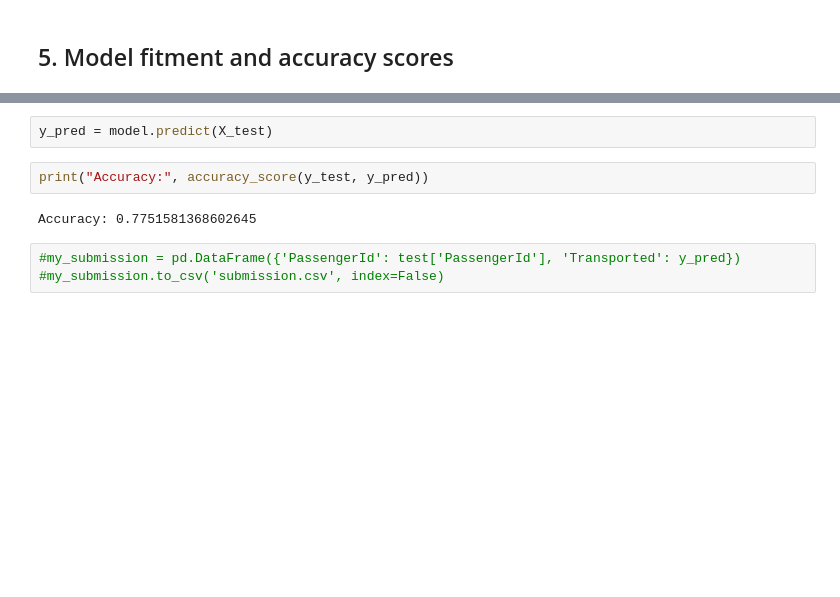
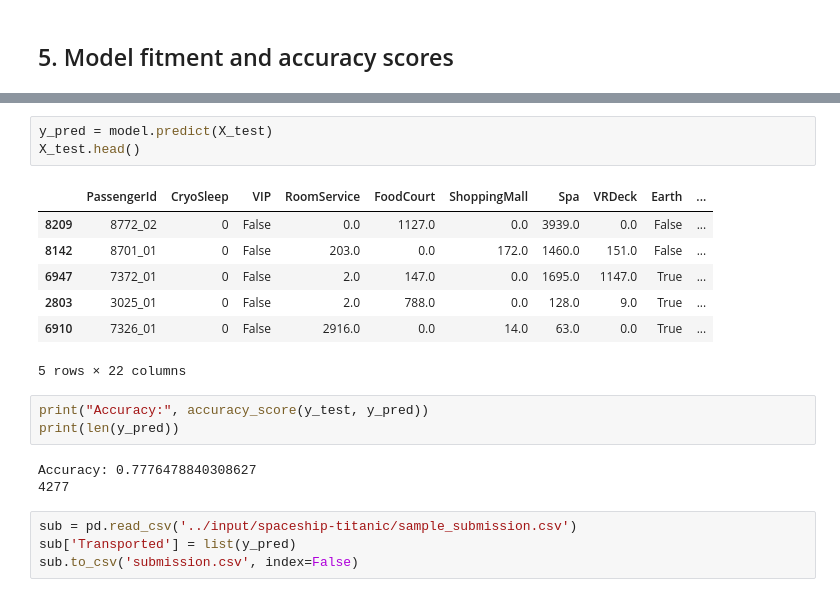
Before and after one commit to eeroak/KaggleCompsPublic, a Jupyter notebook: spaceship-titanic.ipynb, the cells around one changed output, grey strips where cells are left out. Cells and saved outputs as stored; diff of their text form; blank space fills up the shorter version.

```diff
--- a/spaceship-titanic.ipynb
+++ b/spaceship-titanic.ipynb
@@ -175,9 +167,21 @@ LogisticRegression(max_iter=500, random_state=2610)
 # %%
 y_pred = model.predict(X_test)
+X_test.head()
+# %% [output]
+|  | PassengerId | CryoSleep | VIP | RoomService | FoodCourt | ShoppingMall | Spa | VRDeck | Earth | ... |
+| 8209 | 8772_02 | 0 | False | 0.0 | 1127.0 | 0.0 | 3939.0 | 0.0 | False | ... |
+| 8142 | 8701_01 | 0 | False | 203.0 | 0.0 | 172.0 | 1460.0 | 151.0 | False | ... |
+| 6947 | 7372_01 | 0 | False | 2.0 | 147.0 | 0.0 | 1695.0 | 1147.0 | True | ... |
+| 2803 | 3025_01 | 0 | False | 2.0 | 788.0 | 0.0 | 128.0 | 9.0 | True | ... |
+| 6910 | 7326_01 | 0 | False | 2916.0 | 0.0 | 14.0 | 63.0 | 0.0 | True | ... |
+5 rows × 22 columns
 # %%
 print("Accuracy:", accuracy_score(y_test, y_pred))
+print(len(y_pred))
 # %% [output]
-Accuracy: 0.7751581368602645
+Accuracy: 0.7776478840308627
+4277
 # %%
-#my_submission = pd.DataFrame({'PassengerId': test['PassengerId'], 'Transported': y_pred})
-#my_submission.to_csv('submission.csv', index=False)
+sub = pd.read_csv('../input/spaceship-titanic/sample_submission.csv')
+sub['Transported'] = list(y_pred)
+sub.to_csv('submission.csv', index=False)
```
Also changed, not shown: parts of 7 cells of this notebook.
